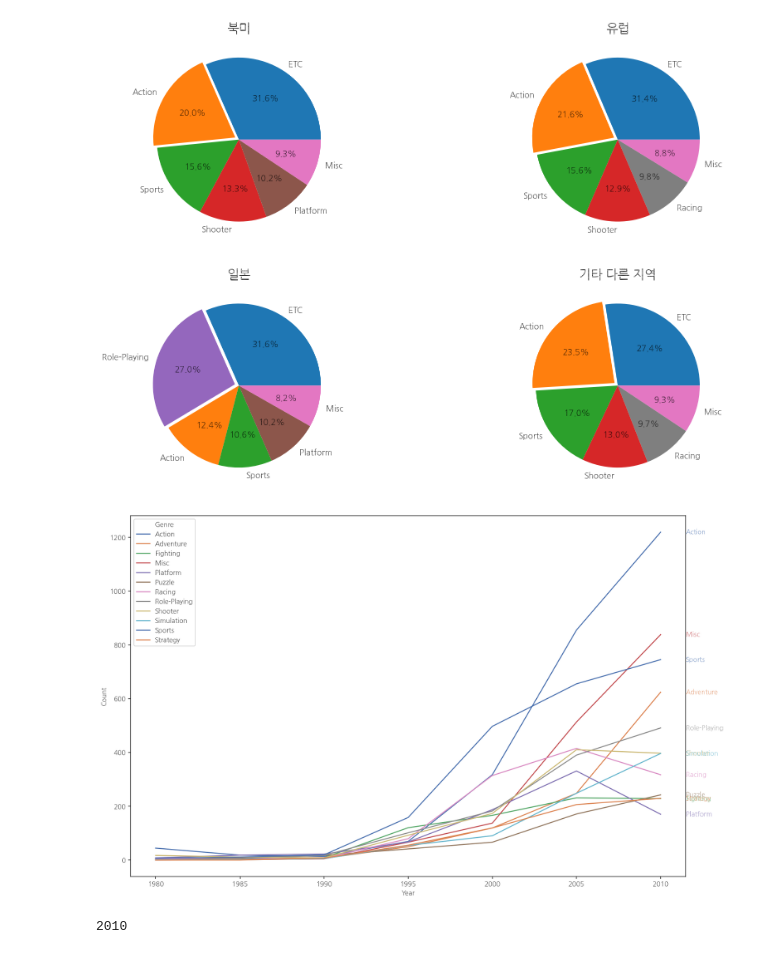
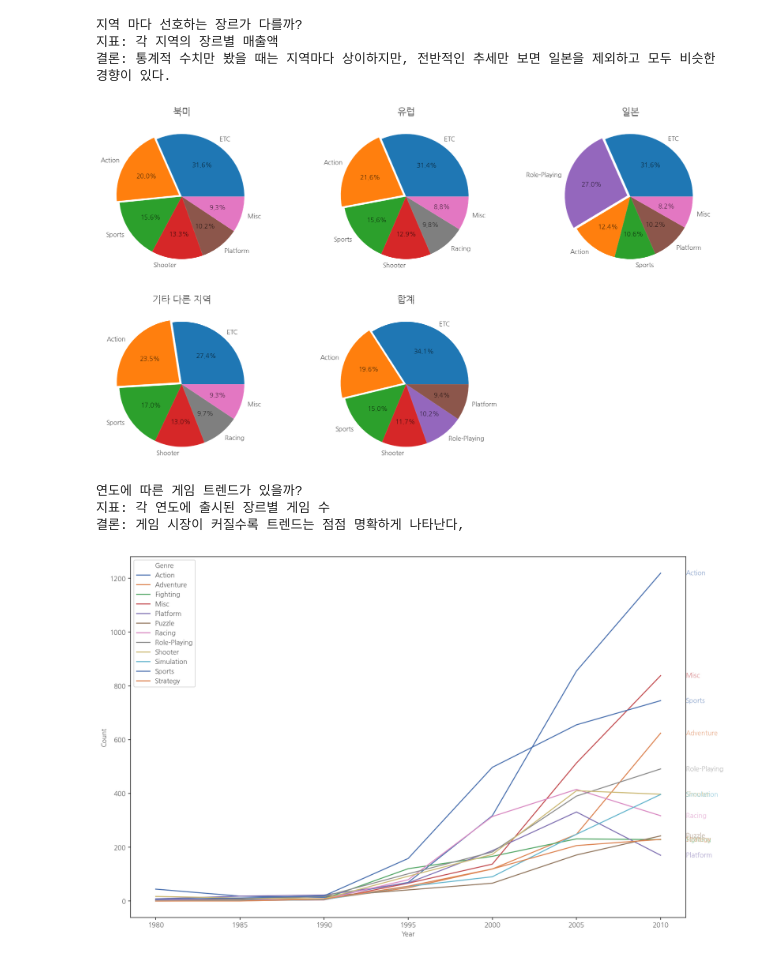
Before and after one commit to dongqui/ds-section1-project, a Jupyter notebook: section1-project.ipynb, the cells around one changed output. Cells and saved outputs as stored; diff of their text form; code cells hidden in the pictures.

```diff
--- a/section1-project.ipynb
+++ b/section1-project.ipynb
@@ -46,6 +46,6 @@ regions = ['NA_Sales',	'EU_Sales',	'JP_Sales',	'Other_Sales']
 for sales in regions:
   df[sales] = df[sales].apply(sales_format)
 df['Year'] = df['Year'].apply(years_format)
-# df['Total_Sales'] = (df['NA_Sales'] + df['EU_Sales'] + df['JP_Sales'] + df['Other_Sales'])
+df['Total_Sales'] = (df['NA_Sales'] + df['EU_Sales'] + df['JP_Sales'] + df['Other_Sales'])
 df
 # %% [output]
@@ -65,5 +69,5 @@ df
 # %%
-sales_by_genre = df[['Genre', *regions]].groupby('Genre').sum()
+sales_by_genre = df[['Genre', *regions, 'Total_Sales']].groupby('Genre').sum()
 # stats.chi2_contingency(sales_by_genre, correction=False)
 
 def make_etc_bundle(region):
@@ -76,51 +80,70 @@ na = make_etc_bundle('NA_Sales')
 eu = make_etc_bundle('EU_Sales')
 jp = make_etc_bundle('JP_Sales')
 other = make_etc_bundle('Other_Sales')
+total = make_etc_bundle('Total_Sales')
+
+print("지역 마다 선호하는 장르가 다를까?")
+print("지표: 각 지역의 장르별 매출액 ")
+print("결론: 통계적 수치만 봤을 때는 지역마다 상이하지만, 전반적인 추세만 보면 일본을 제외하고 모두 비슷한 경향이 있다.\n")
 
 colours = {'ETC': 'C0',
            'Action': 'C1',
            'Sports': 'C2',
            'Shooter': 'C3',
            'Role-Playing': 'C4',
            'Platform': 'C5',
            'Misc': 'C6',
            'Racing': 'C7'}
-fig, axs = plt.subplots(2, 2, figsize=(15, 10))
+fig, axs = plt.subplots(2, 3, figsize=(18, 10))
 axs[0, 0].set_title('북미', fontsize=15)
 axs[0, 0].pie(na['NA_Sales'],
               labels=na.index,
               autopct='%1.1f%%',
               colors=[colours[key] for key in na.index],
               explode=(0, 0.05, 0, 0, 0, 0))
 axs[0, 1].set_title('유럽', fontsize=15)
 axs[0, 1].pie(eu['EU_Sales'],
               labels=eu.index,
               autopct='%1.1f%%',
               colors=[colours[key] for key in eu.index],
               explode=(0, 0.05, 0, 0, 0, 0))
-axs[1, 0].set_title('일본', fontsize=15)
-axs[1, 0].pie(jp['JP_Sales'],
+axs[0, 2].set_title('일본', fontsize=15)
+axs[0, 2].pie(jp['JP_Sales'],
               labels=jp.index,
               autopct='%1.1f%%',
               colors=[colours[key] for key in jp.index],
               explode=(0, 0.05, 0, 0, 0, 0))
-axs[1, 1].set_title('기타 다른 지역', fontsize=15)
-axs[1, 1].pie(other['Other_Sales'],
+axs[1, 0].set_title('기타 다른 지역', fontsize=15)
+axs[1, 0].pie(other['Other_Sales'],
               labels=other.index,
               autopct='%1.1f%%',
               colors=[colours[key] for key in other.index],
               explode=(0, 0.05, 0, 0, 0, 0))
+axs[1, 1].set_title('합계', fontsize=15)
+axs[1, 1].pie(total['Total_Sales'],
+              labels=total.index,
+              autopct='%1.1f%%',
+              colors=[colours[key] for key in total.index],
+              explode=(0, 0.05, 0, 0, 0, 0))
+axs[-1, -1].axis('off')
 plt.show()
 # %% [output]
+지역 마다 선호하는 장르가 다를까?
+지표: 각 지역의 장르별 매출액
+결론: 통계적 수치만 봤을 때는 지역마다 상이하지만, 전반적인 추세만 보면 일본을 제외하고 모두 비슷한 경향이 있다.
-[figure, old version]
+[figure, new version]
 # %%
+print('연도에 따른 게임 트렌드가 있을까?')
+print('지표: 각 연도에 출시된 장르별 게임 수')
+print('결론: 게임 시장이 커질수록 트렌드는 점점 명확하게 나타난다. \n')
+
 df_trend = df[['Year', 'Genre']]
 df_trend = df_trend[df_trend['Year'] != 0]
 df_trend['Year'] = df_trend['Year'].apply(lambda x: 5 * round(x / 5))
 
 cross_trend = df_trend.groupby(['Year', 'Genre']).size().unstack(1).fillna(0)
 cross_trend = cross_trend[:-2]
-stats.chi2_contingency(cross_trend, correction=False)
+# stats.chi2_contingency(cross_trend, correction=False)
 
 tidy_trend = cross_trend.stack().reset_index().rename(columns={0:'Count'})
 plt.figure(figsize=(15,10))
@@ -131,8 +154,7 @@ for idx, l in enumerate(g.lines):
       g.annotate(tidy_trend['Genre'][idx], xy=(1,y[-1]), xycoords=('axes fraction', 'data'),
                     ha='left', va='center', color=l.get_color())
 # %% [output]
+연도에 따른 게임 트렌드가 있을까?
+지표: 각 연도에 출시된 장르별 게임 수
+결론: 게임 시장이 커질수록 트렌드는 점점 명확하게 나타난다,
 [figure]
-# %%
-5 * round(2012.0 / 5)
-# %% [output]
-2010
```
Also changed, not shown: parts of 6 cells of this notebook.
